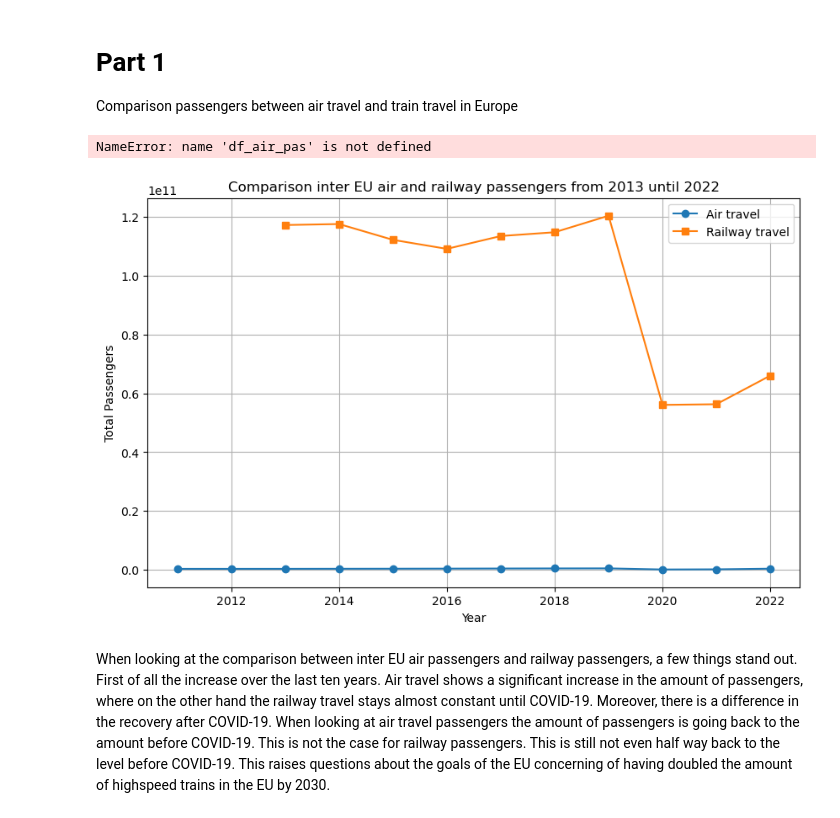
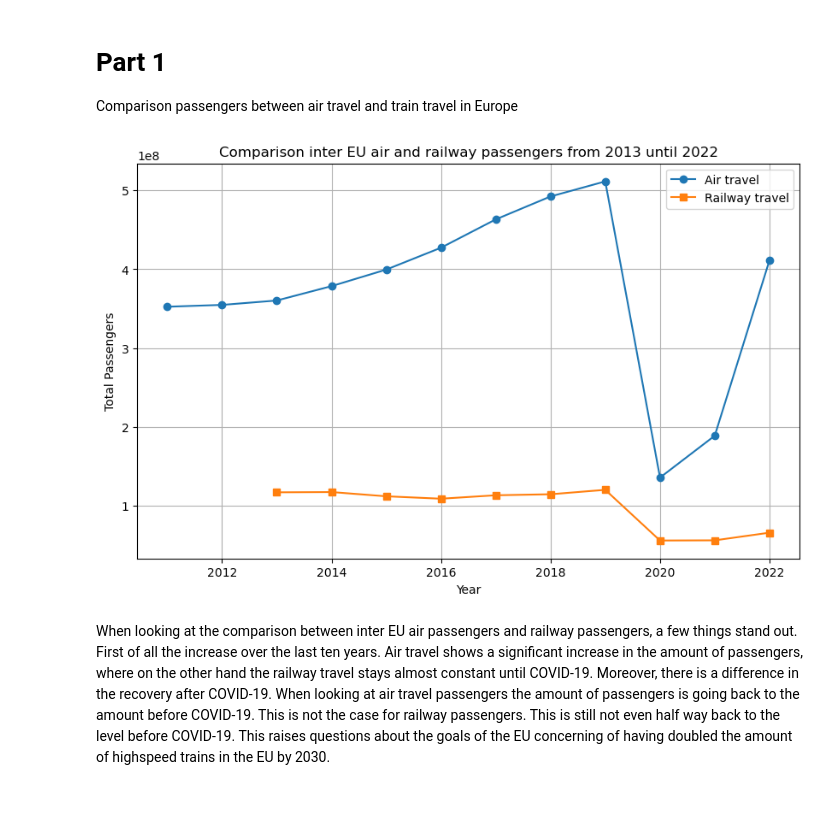
Before and after one commit to carolinemariew/Python-group-3, a Jupyter notebook: project_main.ipynb, the cells around one changed output. Saved outputs shown, nothing was run; the diff lists cells and outputs as text; code cells hidden in the pictures.

Commit message:
Fixed first graph

```diff
--- a/project_main.ipynb
+++ b/project_main.ipynb
@@ -208,25 +208,23 @@ df_air_pas['Inter_EU'] = df_air_pas['OBS_VALUE'] * 0.378 #amount of internationa
 year_pas_data_air = df_air_pas.groupby('TIME_PERIOD')['Inter_EU'].sum().reset_index() #passenger data of air travel is grouped per year
 #Domestic flights and flights from the EU to outside the EU are excluded
 
-df_train_pas['Total_Passengers'] = df_train_pas['OBS_VALUE'] * 1000 #the dataset is per thousand passengers
-year_pas_data_train = df_train_pas.groupby('TIME_PERIOD')['Total_Passengers'].sum().reset_index() #passenger data of train travel is grouped per year
+#df_train_pas['Total_Passengers'] = df_train_pas['OBS_VALUE'] * 1000 #the dataset is per thousand passengers
+year_pas_data_train = df_train_pas.groupby('TIME_PERIOD')['OBS_VALUE'].sum().reset_index() #passenger data of train travel is grouped per year
-# %% [output]
-NameError: name 'df_air_pas' is not defined
 # %%
 fig, ax = plt.subplots(figsize=(10, 6)) #plotting the comparison of flight within the EU and international train travel
 
 ax.plot(year_pas_data_air['TIME_PERIOD'], year_pas_data_air['Inter_EU'], label='Air travel', marker='o')
-ax.plot(year_pas_data_train['TIME_PERIOD'], year_pas_data_train['Total_Passengers'], label='Railway travel', marker='s')
+ax.plot(year_pas_data_train['TIME_PERIOD'], year_pas_data_train['OBS_VALUE'], label='Railway travel', marker='s')
 
 ax.set_xlabel('Year')
 ax.set_ylabel('Total Passengers')
 ax.set_title('Comparison inter EU air and railway passengers from 2013 until 2022')
 ax.grid(True)
 ax.legend()
 
 plt.show()
 # %% [output]
-[figure, old version]
+[figure, new version]
 # %% [markdown]
 When looking at the comparison between inter EU air passengers and railway passengers, a few things stand out. First of all the increase over the last ten years. Air travel shows a significant increase in the amount of passengers, where on the other hand the railway travel stays almost constant until COVID-19. Moreover, there is a difference in the recovery after COVID-19. When looking at air travel passengers the amount of passengers is going back to the amount before COVID-19. This is not the case for railway passengers. This is still not even half way back to the level before COVID-19. This raises questions about the goals of the EU concerning of having doubled the amount of highspeed trains in the EU by 2030.
 # %%
```
